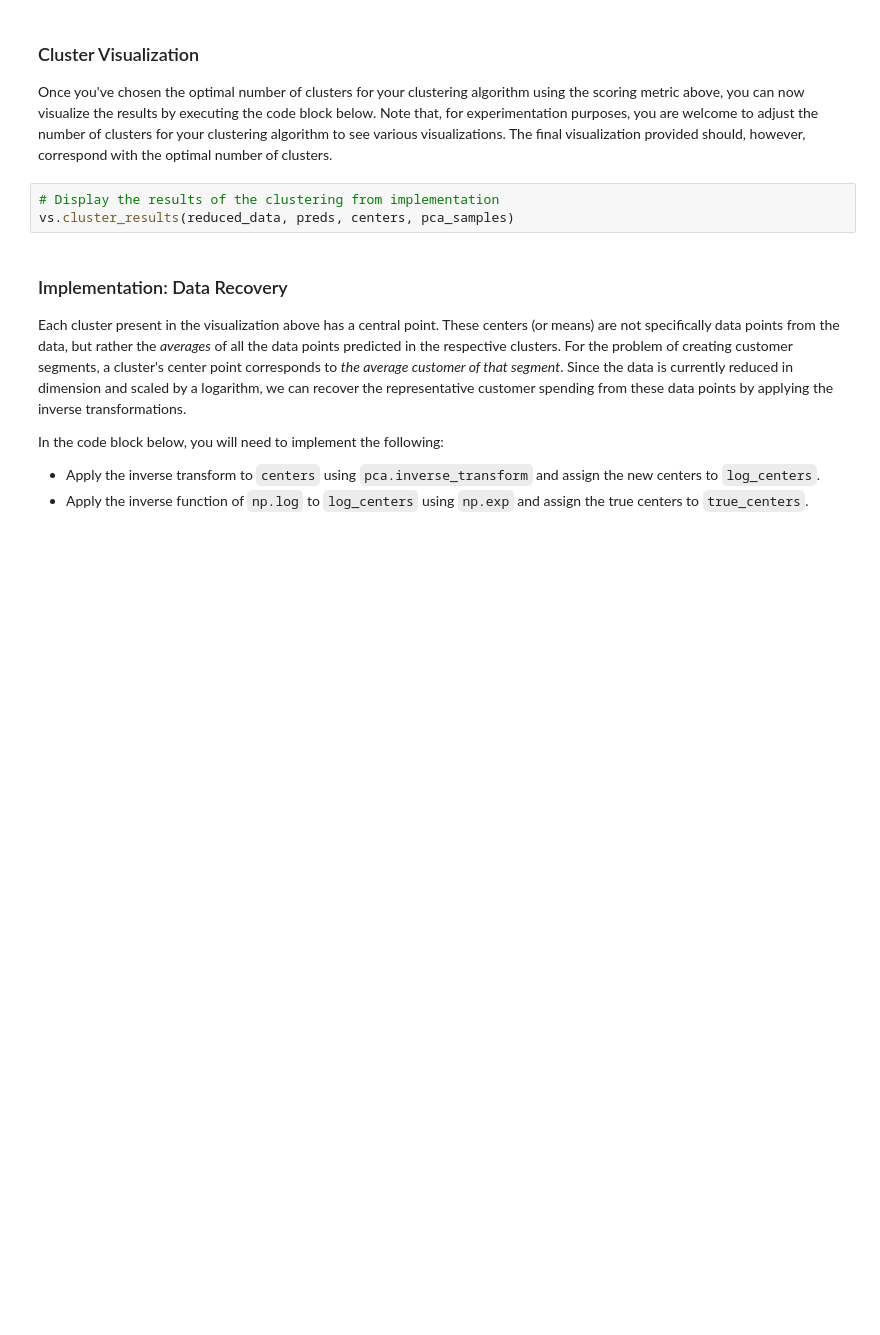
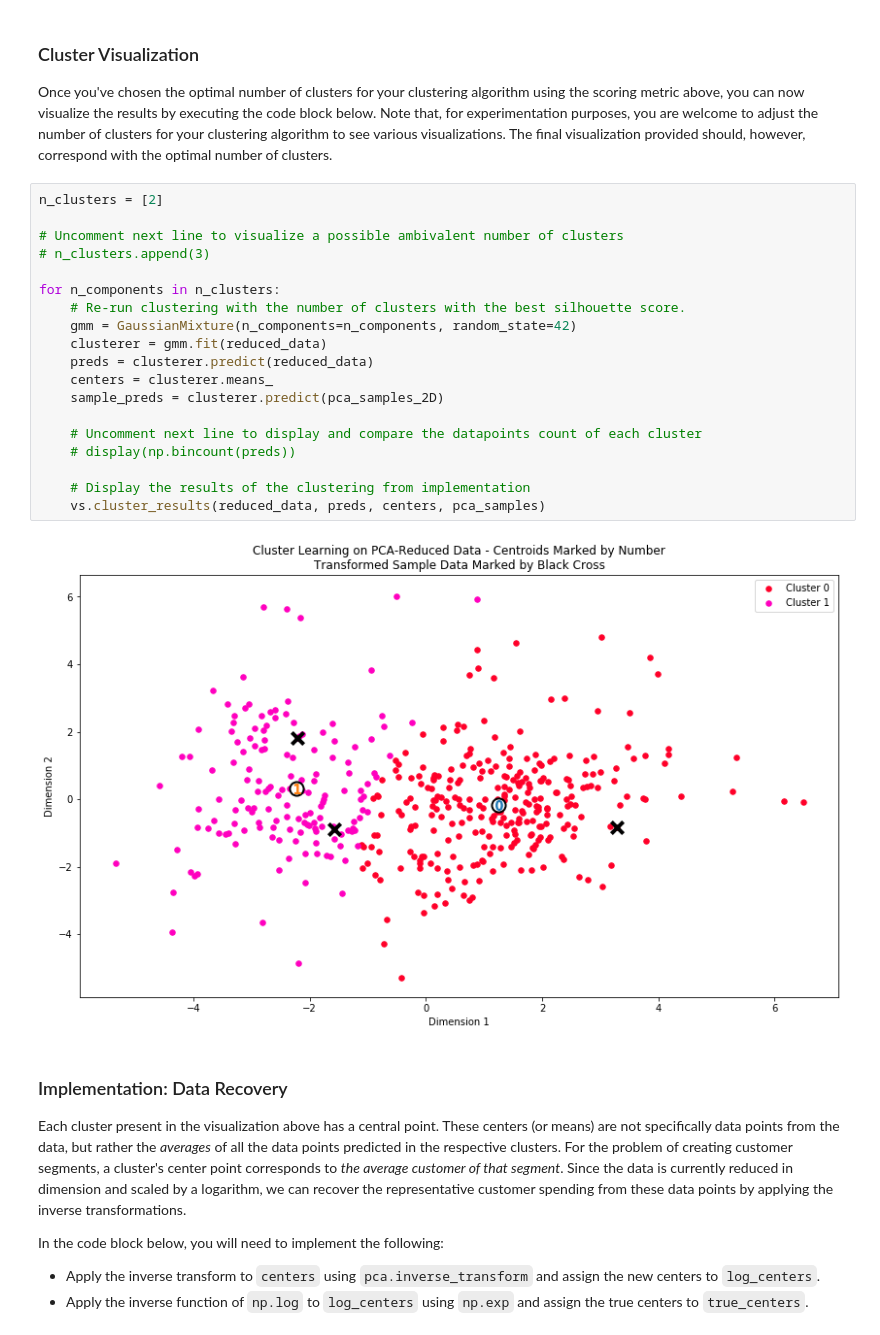
Before and after one commit to adrifmonte/customer-segments, a Jupyter notebook: customer_segments.ipynb, the cells around one changed output. Drawn from its saved outputs; the diff is of its cells as text; blank space fills up the shorter version.

Commit message:
Silhouette score analysis and clustering visualization

```diff
--- a/customer_segments.ipynb
+++ b/customer_segments.ipynb
@@ -651,9 +668,27 @@ plt.plot(n_components_list, scores)
 # %% [markdown]
 ### Cluster Visualization
 Once you've chosen the optimal number of clusters for your clustering algorithm using the scoring metric above, you can now visualize the results by executing the code block below. Note that, for experimentation purposes, you are welcome to adjust the number of clusters for your clustering algorithm to see various visualizations. The final visualization provided should, however, correspond with the optimal number of clusters.
-# %%
-# Display the results of the clustering from implementation
-vs.cluster_results(reduced_data, preds, centers, pca_samples)
+# %%
+n_clusters = [2]
+
+# Uncomment next line to visualize a possible ambivalent number of clusters
+# n_clusters.append(3)
+
+for n_components in n_clusters:
+    # Re-run clustering with the number of clusters with the best silhouette score.
+    gmm = GaussianMixture(n_components=n_components, random_state=42)
+    clusterer = gmm.fit(reduced_data)
+    preds = clusterer.predict(reduced_data)
+    centers = clusterer.means_
+    sample_preds = clusterer.predict(pca_samples_2D)
+
+    # Uncomment next line to display and compare the datapoints count of each cluster
+    # display(np.bincount(preds))
+
+    # Display the results of the clustering from implementation
+    vs.cluster_results(reduced_data, preds, centers, pca_samples)
+# %% [output]
+[figure, added]
 # %% [markdown]
 ### Implementation: Data Recovery
 Each cluster present in the visualization above has a central point. These centers (or means) are not specifically data points from the data, but rather the *averages* of all the data points predicted in the respective clusters. For the problem of creating customer segments, a cluster's center point corresponds to *the average customer of that segment*. Since the data is currently reduced in dimension and scaled by a logarithm, we can recover the representative customer spending from these data points by applying the inverse transformations.
```
Also changed, not shown: parts of 2 cells of this notebook.
